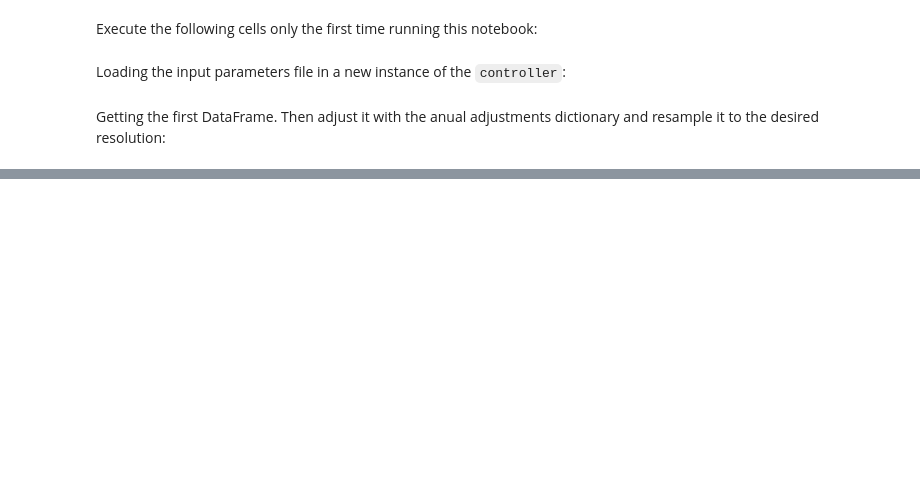
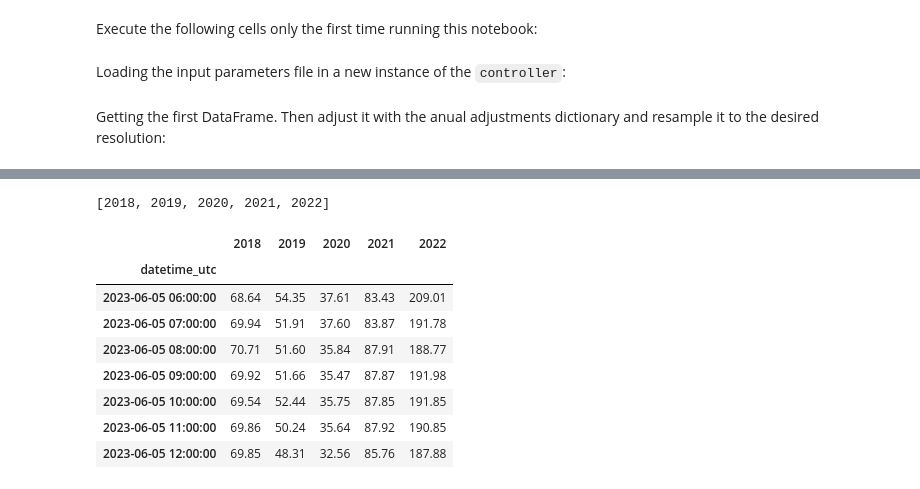
Before and after one commit to bsc-quantic/synthDataGen, a Jupyter notebook: notebooks/fullExample.ipynb, the cells around one changed output, grey strips where cells are left out. Cells and saved outputs as stored; diff of their text form; code cells hidden in the pictures; blank space fills up the shorter version.

Commit message:
Fix a bug in the adjustment

```diff
--- a/notebooks/fullExample.ipynb
+++ b/notebooks/fullExample.ipynb
@@ -74,0 +93,14 @@ order: 2
+# %%
+df = controller.performAnualAdjustments(df, adjustmentsDict={2018: 1.012, 2019: 1.023, 2020: 1.0145, 2021: 1.03, 2022: 1.08})
+df
+# %% [output]
+[2018, 2019, 2020, 2021, 2022]
+|  | 2018 | 2019 | 2020 | 2021 | 2022 |
+| datetime_utc |  |  |  |  |  |
+| 2023-06-05 06:00:00 | 68.64 | 54.35 | 37.61 | 83.43 | 209.01 |
+| 2023-06-05 07:00:00 | 69.94 | 51.91 | 37.60 | 83.87 | 191.78 |
+| 2023-06-05 08:00:00 | 70.71 | 51.60 | 35.84 | 87.91 | 188.77 |
+| 2023-06-05 09:00:00 | 69.92 | 51.66 | 35.47 | 87.87 | 191.98 |
+| 2023-06-05 10:00:00 | 69.54 | 52.44 | 35.75 | 87.85 | 191.85 |
+| 2023-06-05 11:00:00 | 69.86 | 50.24 | 35.64 | 87.92 | 190.85 |
+| 2023-06-05 12:00:00 | 69.85 | 48.31 | 32.56 | 85.76 | 187.88 |
```
Also changed, not shown: parts of 7 cells of this notebook, 1 other file.
